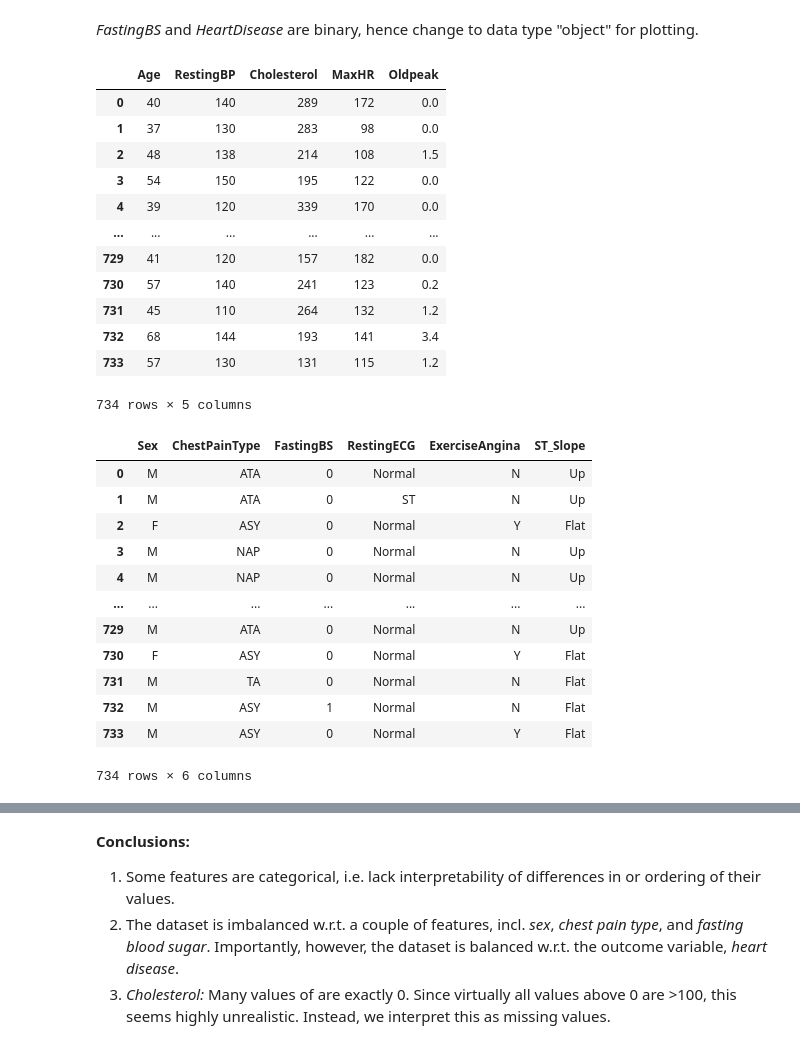
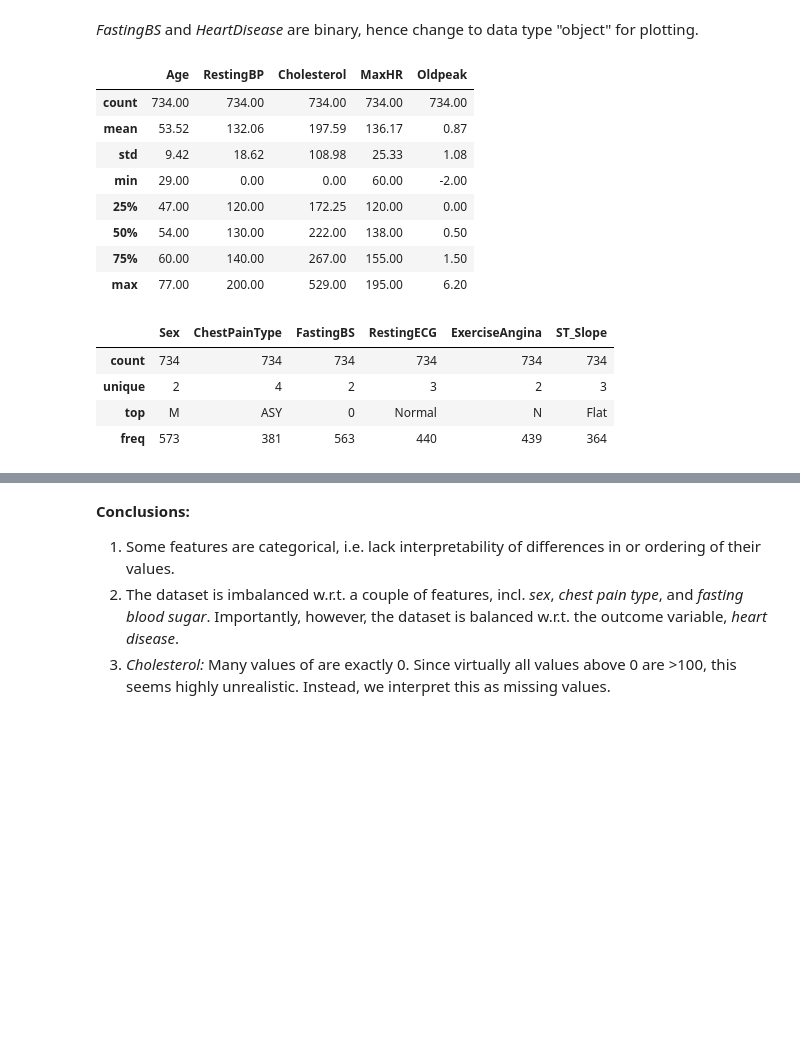
Before and after one commit to nmamie/ML4H_Project1, a Jupyter notebook: ML4H_Project1_Task1_Nici.ipynb, the cells around one changed output, grey strips where cells are left out. Drawn from its saved outputs; the diff is of its cells as text; code cells hidden in the pictures; blank space fills up the shorter version.

```diff
--- a/ML4H_Project1_Task1_Nici.ipynb
+++ b/ML4H_Project1_Task1_Nici.ipynb
@@ -63,35 +102,23 @@ num_vars = train_data.select_dtypes(include="int64").columns.tolist()
 cat_vars = train_data.select_dtypes(include="object").columns.tolist()
 # %%
 # summary statistics
-display(train_data[num_fts].round(2))
-display(train_data[cat_fts])
+display(train_data[num_fts].describe().round(2))
+display(train_data[cat_fts].describe())
 # %% [output]
 |  | Age | RestingBP | Cholesterol | MaxHR | Oldpeak |
-| 0 | 40 | 140 | 289 | 172 | 0.0 |
-| 1 | 37 | 130 | 283 | 98 | 0.0 |
-| 2 | 48 | 138 | 214 | 108 | 1.5 |
-| 3 | 54 | 150 | 195 | 122 | 0.0 |
-| 4 | 39 | 120 | 339 | 170 | 0.0 |
-| ... | ... | ... | ... | ... | ... |
-| 729 | 41 | 120 | 157 | 182 | 0.0 |
-| 730 | 57 | 140 | 241 | 123 | 0.2 |
-| 731 | 45 | 110 | 264 | 132 | 1.2 |
-| 732 | 68 | 144 | 193 | 141 | 3.4 |
-| 733 | 57 | 130 | 131 | 115 | 1.2 |
+| count | 734.00 | 734.00 | 734.00 | 734.00 | 734.00 |
+| mean | 53.52 | 132.06 | 197.59 | 136.17 | 0.87 |
+| std | 9.42 | 18.62 | 108.98 | 25.33 | 1.08 |
+| min | 29.00 | 0.00 | 0.00 | 60.00 | -2.00 |
+| 25% | 47.00 | 120.00 | 172.25 | 120.00 | 0.00 |
+| 50% | 54.00 | 130.00 | 222.00 | 138.00 | 0.50 |
+| 75% | 60.00 | 140.00 | 267.00 | 155.00 | 1.50 |
+| max | 77.00 | 200.00 | 529.00 | 195.00 | 6.20 |
-734 rows × 5 columns
 |  | Sex | ChestPainType | FastingBS | RestingECG | ExerciseAngina | ST_Slope |
-| 0 | M | ATA | 0 | Normal | N | Up |
-| 1 | M | ATA | 0 | ST | N | Up |
-| 2 | F | ASY | 0 | Normal | Y | Flat |
-| 3 | M | NAP | 0 | Normal | N | Up |
-| 4 | M | NAP | 0 | Normal | N | Up |
-| ... | ... | ... | ... | ... | ... | ... |
-| 729 | M | ATA | 0 | Normal | N | Up |
-| 730 | F | ASY | 0 | Normal | Y | Flat |
-| 731 | M | TA | 0 | Normal | N | Flat |
-| 732 | M | ASY | 1 | Normal | N | Flat |
-| 733 | M | ASY | 0 | Normal | Y | Flat |
+| count | 734 | 734 | 734 | 734 | 734 | 734 |
+| unique | 2 | 4 | 2 | 3 | 2 | 3 |
+| top | M | ASY | 0 | Normal | N | Flat |
+| freq | 573 | 381 | 563 | 440 | 439 | 364 |
-734 rows × 6 columns
 # %%
 import matplotlib.pyplot as plt
 import seaborn as sns
```
Also changed, not shown: parts of 50 cells of this notebook.
